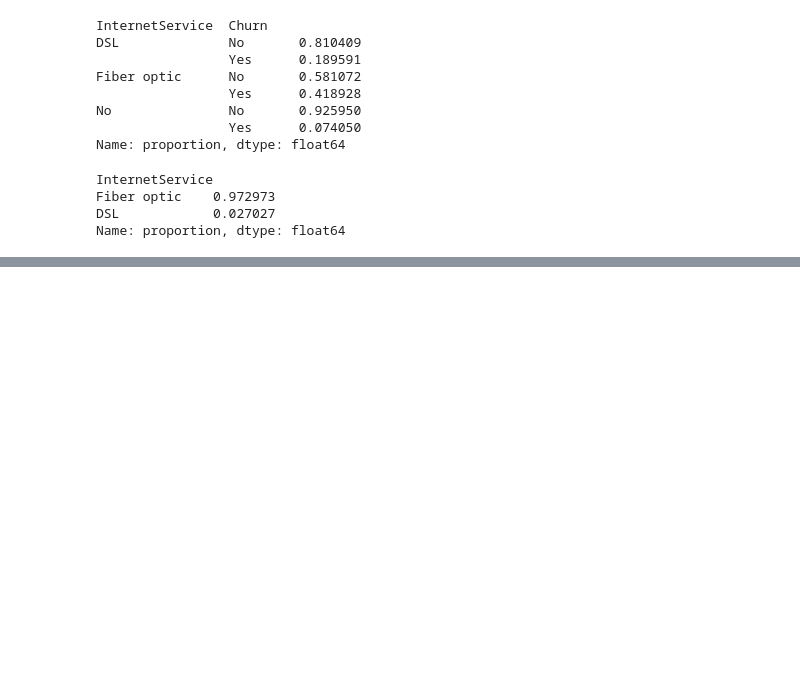
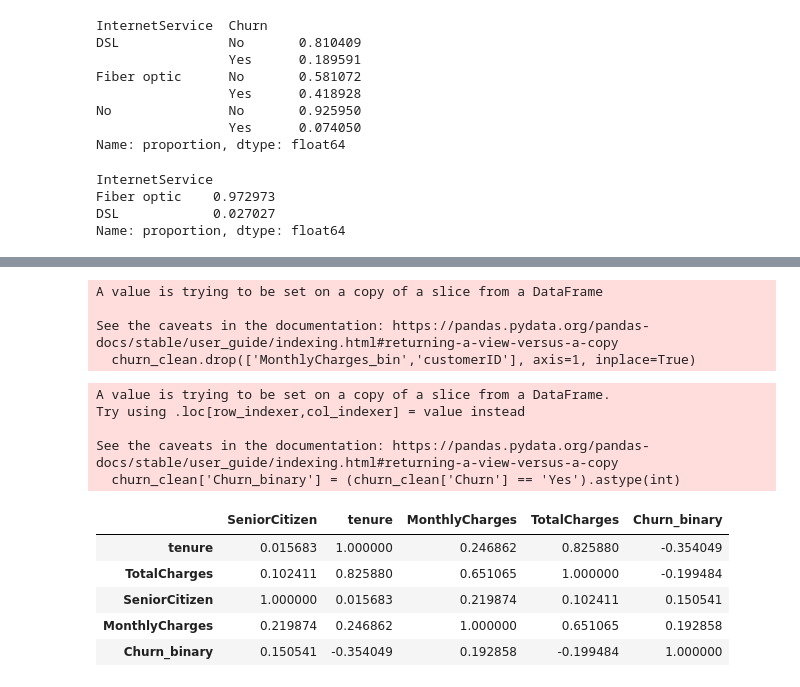
Before and after one commit to ishita-in-data/churn_project_telco, a Jupyter notebook: Untitled.ipynb, the cells around one changed output, grey strips where cells are left out. Drawn from its saved outputs; the diff is of its cells as text; code cells hidden in the pictures; blank space fills up the shorter version.

```diff
--- a/Untitled.ipynb
+++ b/Untitled.ipynb
@@ -198,0 +276,3 @@ Name: proportion, dtype: float64
+# %%
+# drops 11 rows with missing values in TotalCharges column
+churn_clean=churn.dropna()
@@ -198,0 +299,27 @@ Name: proportion, dtype: float64
+# %%
+churn_clean.drop(['MonthlyCharges_bin','customerID'], axis=1, inplace=True)
+# %% [output]
+A value is trying to be set on a copy of a slice from a DataFrame
+
+See the caveats in the documentation: https://pandas.pydata.org/pandas-docs/stable/user_guide/indexing.html#returning-a-view-versus-a-copy
+  churn_clean.drop(['MonthlyCharges_bin','customerID'], axis=1, inplace=True)
+# %%
+num_cols=churn_clean.select_dtypes(include=['int64', 'float64']).columns
+churn_clean['Churn_binary'] = (churn_clean['Churn'] == 'Yes').astype(int)
+# %% [output]
+A value is trying to be set on a copy of a slice from a DataFrame.
+Try using .loc[row_indexer,col_indexer] = value instead
+
+See the caveats in the documentation: https://pandas.pydata.org/pandas-docs/stable/user_guide/indexing.html#returning-a-view-versus-a-copy
+  churn_clean['Churn_binary'] = (churn_clean['Churn'] == 'Yes').astype(int)
+# %%
+correlation_matrix=churn_clean[list(num_cols) + ['Churn_binary']].corr()
+# %%
+correlation_matrix.sort_values('Churn_binary')
+# %% [output]
+|  | SeniorCitizen | tenure | MonthlyCharges | TotalCharges | Churn_binary |
+| tenure | 0.015683 | 1.000000 | 0.246862 | 0.825880 | -0.354049 |
+| TotalCharges | 0.102411 | 0.825880 | 0.651065 | 1.000000 | -0.199484 |
+| SeniorCitizen | 1.000000 | 0.015683 | 0.219874 | 0.102411 | 0.150541 |
+| MonthlyCharges | 0.219874 | 0.246862 | 1.000000 | 0.651065 | 0.192858 |
+| Churn_binary | 0.150541 | -0.354049 | 0.192858 | -0.199484 | 1.000000 |
```
Also changed, not shown: parts of 13 cells of this notebook.
